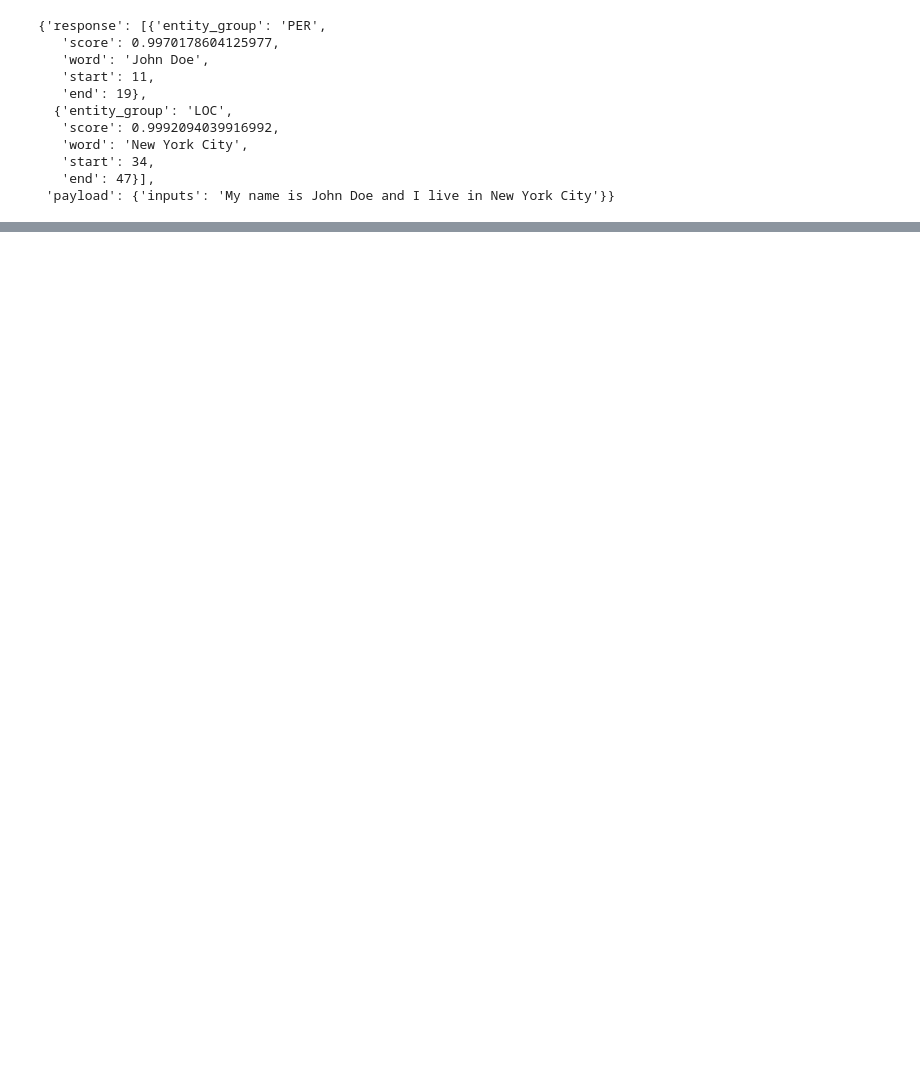
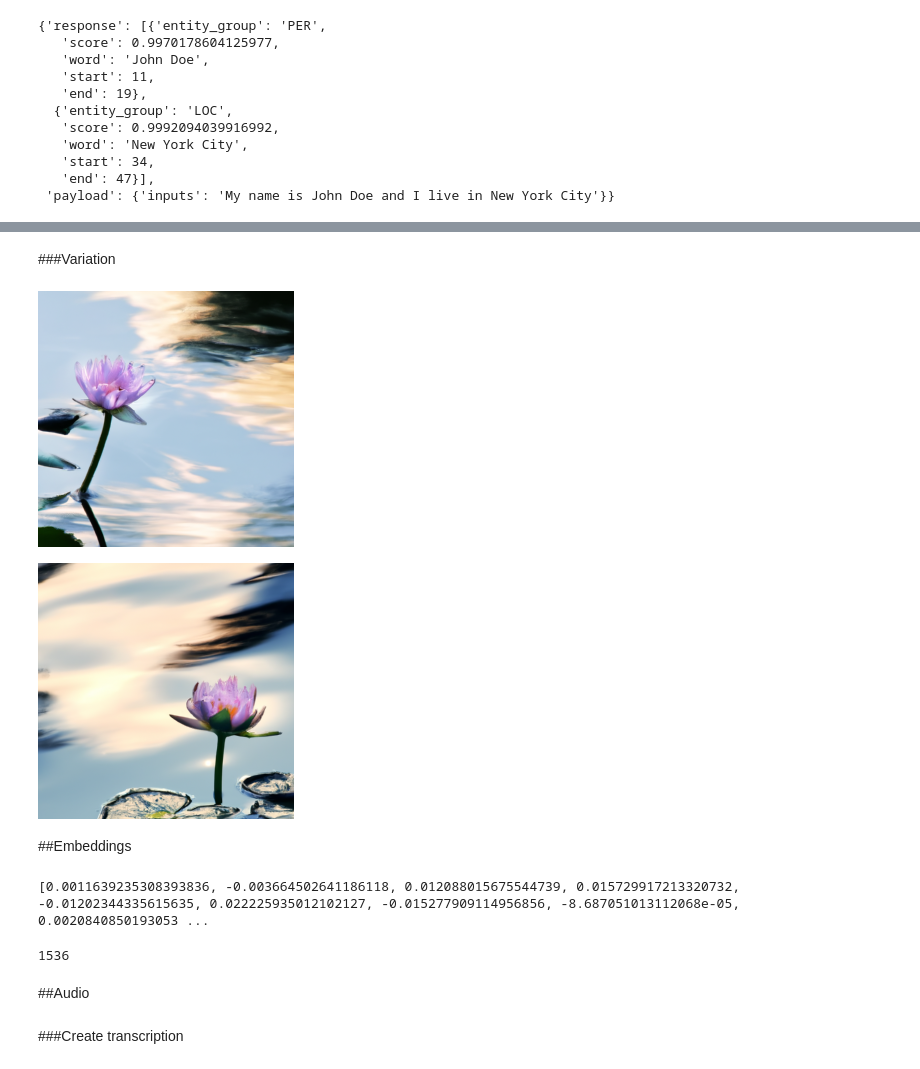
Before and after one commit to rjarun8/LLM, a Jupyter notebook: Chapter_4_LLM_APIs_for_Various_Large_Language_Model_Tasks.ipynb, the cells around one changed output, grey strips where cells are left out. Saved outputs shown, nothing was run; the diff lists cells and outputs as text; code cells hidden in the pictures; blank space fills up the shorter version.

```diff
--- a/Chapter_4_LLM_APIs_for_Various_Large_Language_Model_Tasks.ipynb
+++ b/Chapter_4_LLM_APIs_for_Various_Large_Language_Model_Tasks.ipynb
@@ -172,0 +432,63 @@ display(response)
+# %% [markdown]
+###Variation
+# %%
+import os
+import openai
+import requests
+from PIL import Image
+import io
+
+openai.api_key = os.getenv("OPENAI_API_KEY")
+
+# Call the OpenAI Image Variation API to generate variations of the input image
+response = openai.Image.create_variation(
+  image=open("/content/image_0.png", "rb"),
+  n=2,
+  size="256x256"
+)
+
+# Iterate through the images in the response and display them
+for image_data in response["data"]:
+    image_url = image_data["url"]
+
+    # Send a HTTP request to the URL of the image
+    response = requests.get(image_url)
+
+    # Read the content of the server’s response
+    response_content = response.content
+
+    # Use BytesIO to handle the byte data
+    byte_stream = io.BytesIO(response_content)
+
+    # Create a PIL.Image object and display the image
+    image = Image.open(byte_stream)
+    image.show()
+# %% [output]
+[figure, added]
+[figure, added]
+# %% [markdown]
+##Embeddings
+# %%
+import os
+import openai
+
+openai.api_key = os.getenv("OPENAI_API_KEY")  # Setting the OpenAI API key by accessing the environment variable OPENAI_API_KEY
+
+response = openai.Embedding.create(
+  model="text-embedding-ada-002",  # Specifying the model to use as "text-embedding-ada-002"
+  input="The rivers banks was line with beautiful trees and bushes"  # Providing the input text for which we want to generate embeddings
+)
+
+#sample trimmed output
+
+print(response["data"][0]["embedding"][0:10])
+
+#total length of  the embedding vector
+len(response["data"][0]["embedding"])
+# %% [output]
+[0.0011639235308393836, -0.003664502641186118, 0.012088015675544739, 0.015729917213320732, -0.01202344335615635, 0.022225935012102127, -0.015277909114956856, -8.687051013112068e-05, 0.0020840850193053 ...
+1536
+# %% [markdown]
+##Audio
+# %% [markdown]
+###Create transcription
```
Also changed, not shown: parts of 28 cells of this notebook.
